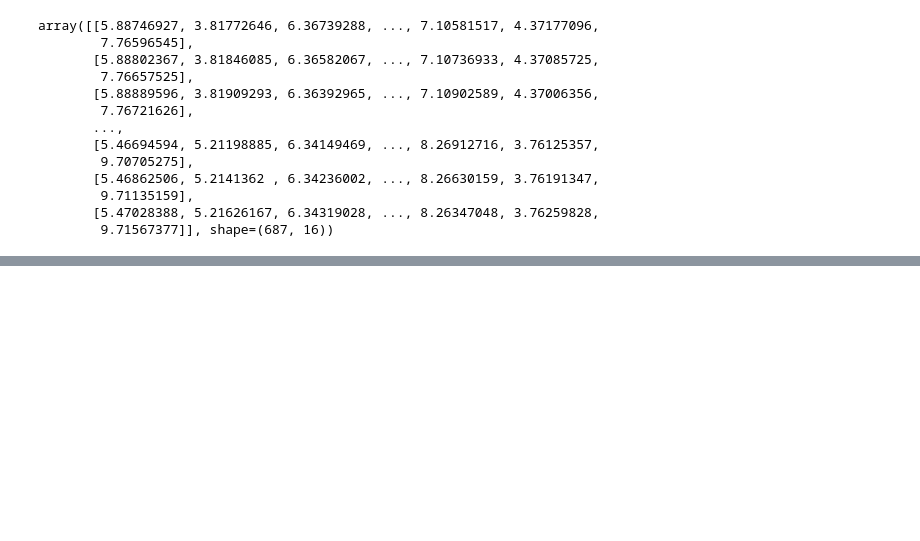
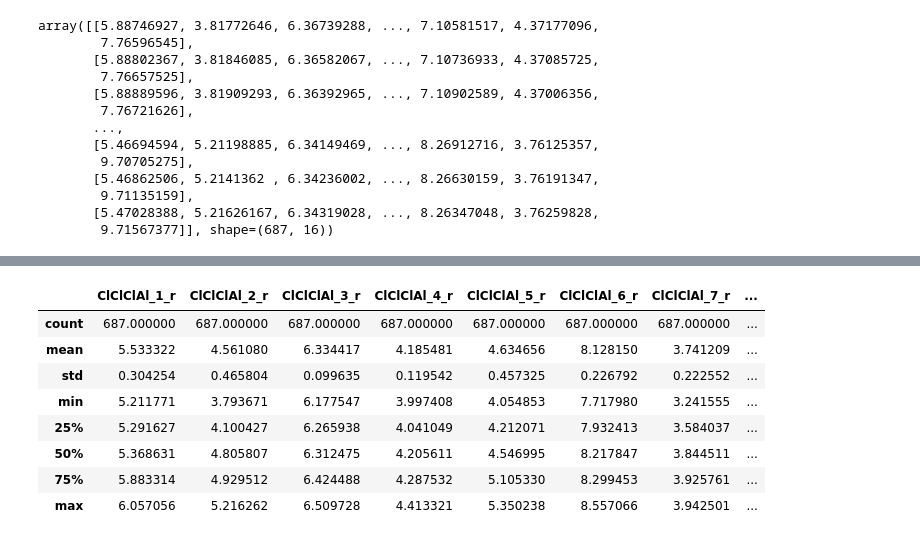
Before and after one commit to physicsIS/Computational_Material_Science, a Jupyter notebook: carbon_nanoscrolls/t4/analisis.ipynb, the cells around one changed output, grey strips where cells are left out. Drawn from its saved outputs; the diff is of its cells as text; code cells hidden in the pictures; blank space fills up the shorter version.

```diff
--- a/carbon_nanoscrolls/t4/analisis.ipynb
+++ b/carbon_nanoscrolls/t4/analisis.ipynb
@@ -162,0 +233,12 @@ plt.close(fig)  # Importante si no querés mostrar la figura estática
+# %%
+DF.describe()
+# %% [output]
+|  | ClClClAl_1_r | ClClClAl_2_r | ClClClAl_3_r | ClClClAl_4_r | ClClClAl_5_r | ClClClAl_6_r | ClClClAl_7_r | ... |
+| count | 687.000000 | 687.000000 | 687.000000 | 687.000000 | 687.000000 | 687.000000 | 687.000000 | ... |
+| mean | 5.533322 | 4.561080 | 6.334417 | 4.185481 | 4.634656 | 8.128150 | 3.741209 | ... |
+| std | 0.304254 | 0.465804 | 0.099635 | 0.119542 | 0.457325 | 0.226792 | 0.222552 | ... |
+| min | 5.211771 | 3.793671 | 6.177547 | 3.997408 | 4.054853 | 7.717980 | 3.241555 | ... |
+| 25% | 5.291627 | 4.100427 | 6.265938 | 4.041049 | 4.212071 | 7.932413 | 3.584037 | ... |
+| 50% | 5.368631 | 4.805807 | 6.312475 | 4.205611 | 4.546995 | 8.217847 | 3.844511 | ... |
+| 75% | 5.883314 | 4.929512 | 6.424488 | 4.287532 | 5.105330 | 8.299453 | 3.925761 | ... |
+| max | 6.057056 | 5.216262 | 6.509728 | 4.413321 | 5.350238 | 8.557066 | 3.942501 | ... |
```
Also changed, not shown: parts of 9 cells of this notebook, 15 other files.
